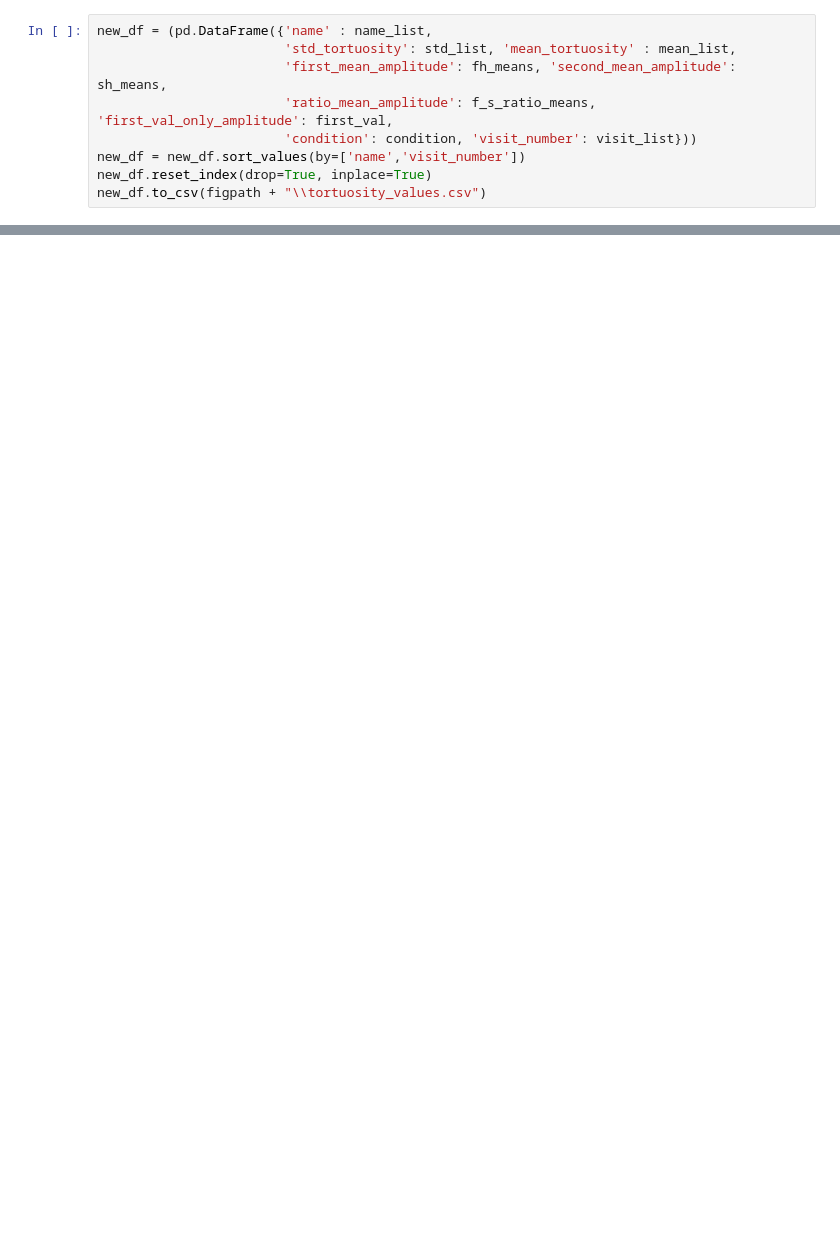
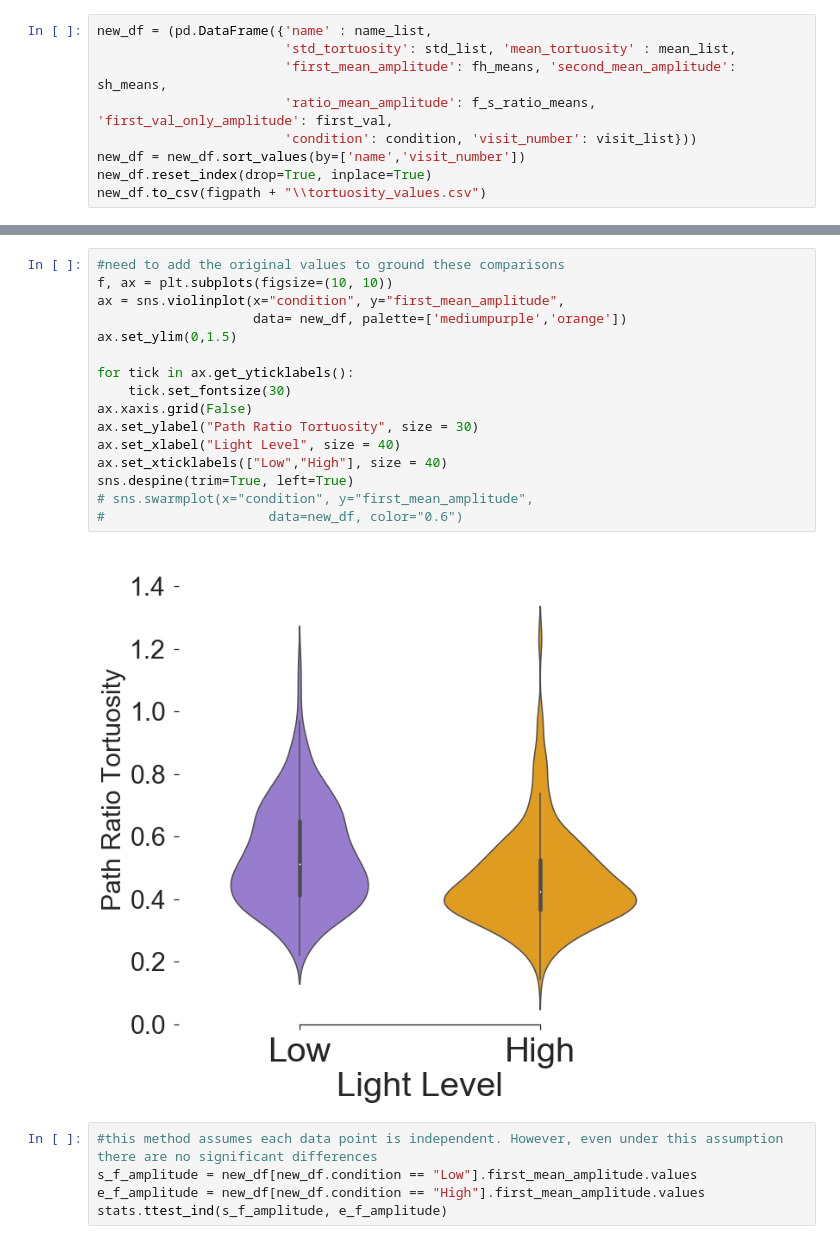
Before and after one commit to itsMahad/MothAbdominalRestriction, a Jupyter notebook: A_Step7_Displacement_Distance_Tortuosity_Loop.ipynb, the cells around one changed output, grey strips where cells are left out. Saved outputs shown, nothing was run; the diff lists cells and outputs as text; blank space fills up the shorter version.

```diff
--- a/A_Step7_Displacement_Distance_Tortuosity_Loop.ipynb
+++ b/A_Step7_Displacement_Distance_Tortuosity_Loop.ipynb
@@ -242,0 +282,23 @@ new_df.to_csv(figpath + "\\tortuosity_values.csv")
+# %%
+#need to add the original values to ground these comparisons
+f, ax = plt.subplots(figsize=(10, 10))
+ax = sns.violinplot(x="condition", y="first_mean_amplitude",
+                    data= new_df, palette=['mediumpurple','orange'])
+ax.set_ylim(0,1.5)
+
+for tick in ax.get_yticklabels():
+    tick.set_fontsize(30)
+ax.xaxis.grid(False)
+ax.set_ylabel("Path Ratio Tortuosity", size = 30)
+ax.set_xlabel("Light Level", size = 40)
+ax.set_xticklabels(["Low","High"], size = 40)
+sns.despine(trim=True, left=True)
+# sns.swarmplot(x="condition", y="first_mean_amplitude",
+#                     data=new_df, color="0.6")
+# %% [output]
+[figure, added]
+# %%
+#this method assumes each data point is independent. However, even under this assumption there are no significant differences
+s_f_amplitude = new_df[new_df.condition == "Low"].first_mean_amplitude.values
+e_f_amplitude = new_df[new_df.condition == "High"].first_mean_amplitude.values
+stats.ttest_ind(s_f_amplitude, e_f_amplitude)
```
Also changed, not shown: parts of 31 cells of this notebook.
